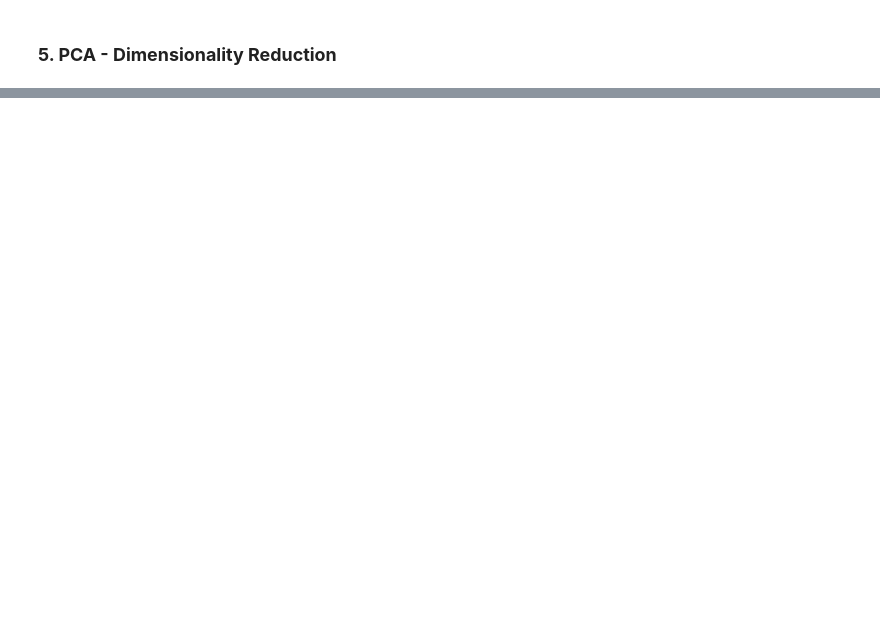
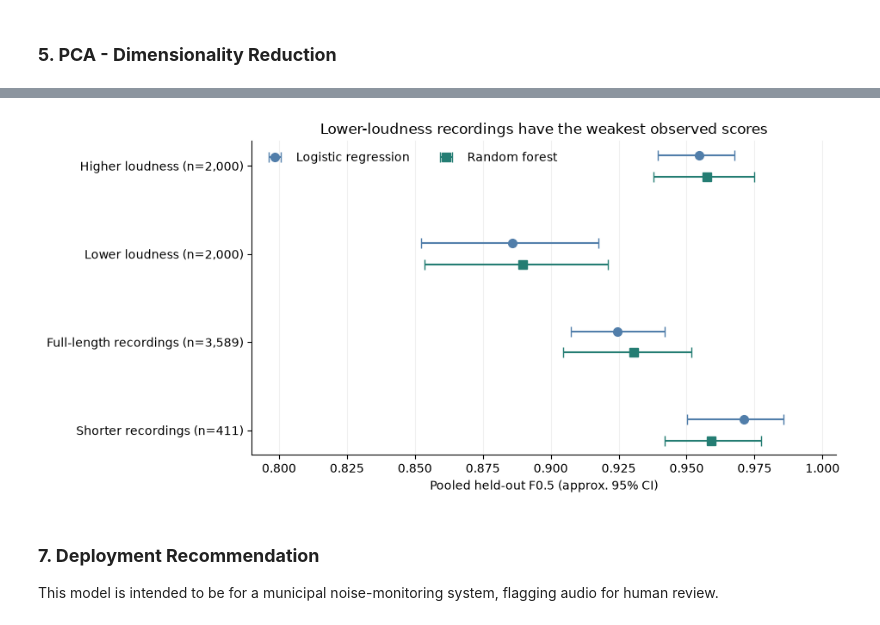
Before and after one commit to jkaphammer/UrbanSound-Analysis, a Jupyter notebook: UrbanSound.ipynb, the cells around one changed output, grey strips where cells are left out. Cells and saved outputs as stored; diff of their text form; code cells hidden in the pictures; blank space fills up the shorter version.

```diff
--- a/UrbanSound.ipynb
+++ b/UrbanSound.ipynb
@@ -963,0 +1437,10 @@ Random forest held-out prediction validation passed
+# %%
+#duration groups
+slice_data["duration_group"] = np.where(
+    slice_data["duration"] < 3.95, #dataset description says recordings are usually up to 4 seconds long
+    "Shorter recordings",
+    "Full-length recordings"
+)
+
+print("Duration group sizes:")
+print(slice_data["duration_group"].value_counts())
@@ -963,0 +1748,37 @@ Random forest held-out prediction validation passed
+# %%
+#pooled subgroup F0.5 and fold-bootstrap 95% CI
+subgroups = [
+    ("loudness_group", "Higher loudness"),
+    ("loudness_group", "Lower loudness"),
+    ("duration_group", "Full-length recordings"),
+    ("duration_group", "Shorter recordings"),
+]
+fig, ax = plt.subplots(figsize=(9.5, 4.6))
+for model, offset, color, marker in [
+    ("Logistic regression", -0.12, "#517EAA", "o"),
+    ("Random forest", 0.12, "#247D73", "s"),
+]:
+    rows = slice_results_ci.set_index(["model", "slice_variable", "subgroup"])
+    vals = np.array([rows.loc[(model, g, s), "f05"] for g, s in subgroups])
+    low = np.array([rows.loc[(model, g, s), "ci_lower"] for g, s in subgroups])
+    high = np.array([rows.loc[(model, g, s), "ci_upper"] for g, s in subgroups])
+    y_pos = np.arange(len(subgroups)) + offset
+    ax.errorbar(vals, y_pos, xerr=[vals-low, high-vals], fmt=marker,
+                color=color, capsize=4, markersize=7, lw=1.5, label=model)
+counts = slice_results_ci[slice_results_ci["model"] == "Logistic regression"].set_index(
+    ["slice_variable", "subgroup"])["n"]
+labels = [f"{s} (n={counts.loc[(g,s)]:,})" for g, s in subgroups]
+ax.set(yticks=np.arange(len(subgroups)), yticklabels=labels,
+       xlim=(0.79, 1.005), xlabel="Pooled held-out F0.5 (approx. 95% CI)",
+       title="Lower-loudness recordings have the weakest observed scores")
+ax.invert_yaxis()
+ax.grid(axis="x", alpha=0.18)
+ax.legend(frameon=False, loc="upper left", ncol=2)
+ax.spines[["top", "right"]].set_visible(False)
+plt.tight_layout()
+plt.show()
+# %% [output]
+[figure, added]
+# %% [markdown]
+### **7. Deployment Recommendation**
+This model is intended to be for a municipal noise-monitoring system, flagging audio for human review.
```
Also changed, not shown: parts of 40 cells of this notebook, 3 other files.
